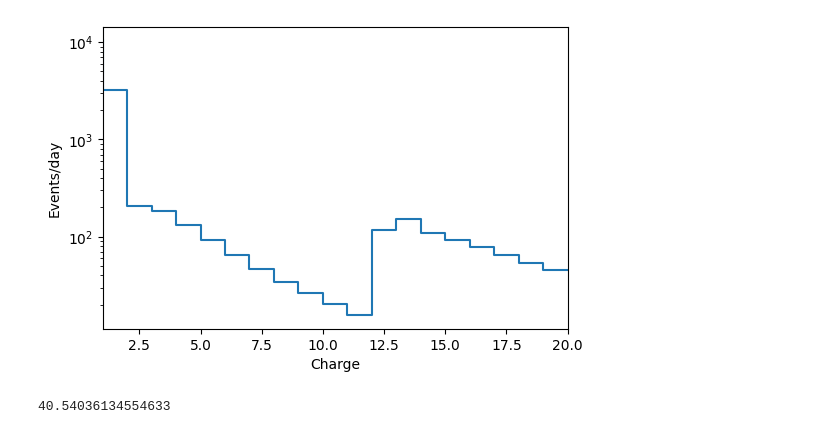
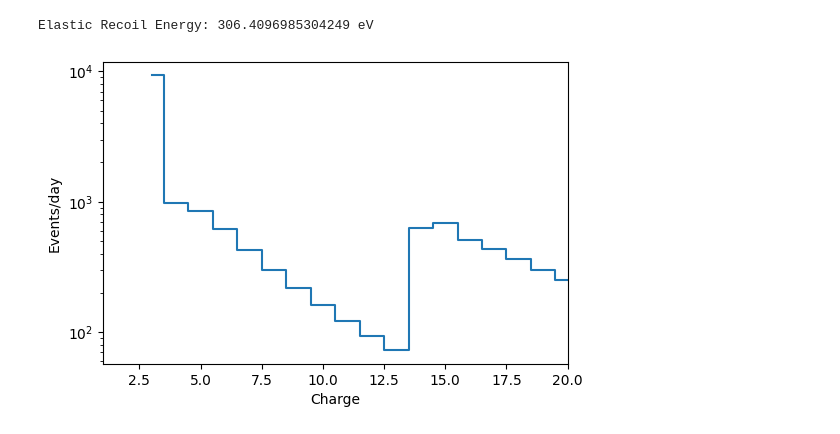
Before and after one commit to Duncan-Adams/MigdalCalc, a Jupyter notebook: Ar_probs.ipynb, the cells around one changed output. Saved outputs shown, nothing was run; the diff lists cells and outputs as text; code cells hidden in the pictures.

```diff
--- a/Ar_probs.ipynb
+++ b/Ar_probs.ipynb
@@ -11,4 +11,8 @@ import matplotlib
 import matplotlib.pyplot as plt
 plt.rcParams['figure.dpi'] = 100
 plt.rcParams['text.usetex'] = False
+# %%
+#Change these Variables here
+En = 180e3 #Incident nuetron energy in eV
+Angle = 15 #Lab Frame Scattering angle in deg
 # %%
@@ -28,24 +34,33 @@ mass = 1000 #grams
 
 rate_prefactor = N_per_g*mass*barns_to_cm2*flux*days_to_seconds
 # %%
-En = 100*1e3
+#Cross Section of Elastic Scattering
 Ar_migdal = migdalcalc.migdalcalc(target="Ar-40")
 
-Ar_elastic_xsec = Ar_migdal.nuc.SIG(En)
-print("Argon Elastic Cross Section (barns): " + str(Ar_elastic_xsec))
+print("Argon Elastic Cross Section (barns): " + str(Ar_migdal.nuc.SIG(En)))
 
-Ar_dSigdOmega = Ar_migdal.nuc.dSig_dOmega(En)
+#Compute the Migdal Cross section
+c_range = np.linspace(-1, 1)
 
-c_range = np.linspace(-1, 1)
-angle_range = np.linspace(0, 180, 180)
+mig_dE_spectrum = Ar_migdal.d2R_dc_dDeltaE(En)
+
+mig_dE_arr = []
+
+for c in c_range:
+    dE_max = kin.DeltaE_Max(A, En, c)
+    mig_dE = integrate.quad(lambda dE: mig_dE_spectrum(dE, c), 0, dE_max, limit=200, epsrel=1e-3)[0]
+
+    mig_dE_arr.append(mig_dE)
 
 
-plt.plot(c_range, Ar_dSigdOmega(c_range))
-plt.show()
+mig_total_xsec = integrate.trapz(mig_dE_arr, c_range)
+mig_rate = np.floor(mig_total_xsec*rate_prefactor)
 
+print("Argon Migdal Cross Section (barns): " + str(mig_total_xsec))
 
-plt.plot(angle_range, (np.pi/180)*np.sin(np.pi*angle_range/180)*Ar_dSigdOmega(np.cos(np.pi*angle_range/180)))
-plt.show()
+print()
 
-print(2*np.pi*integrate.quad(lambda t:(np.pi/180)*np.sin(np.pi*t/180)*Ar_dSigdOmega(np.cos(np.pi*t/180)), 0, 180)[0])
+print("Ratio migdal/elastic: " + str(mig_total_xsec/Ar_migdal.nuc.SIG(En)))
+
+print("Migdal Rate: " + "{r:e} evts/kg/day".format(r=mig_rate))
 # %% [output]
@@ -119,18 +72,23 @@ plt.yscale('log')
 # %%
 Ar_quench = lambda E: 0.25
+
+c = np.cos(np.pi*Angle/180)
+
 migdal_ionization_spectrum = Ar_migdal.dR_dEion(c, En, Ar_quench)
 
 binned_migdal_spectrum = ion.noblegas_electron_spectrum_binned(migdal_ionization_spectrum, Ar_quench, 19.5, 0.05,
                                                               En, c, 40, flux=1, number_of_bins=20, fano=False)
+
+
+print("Elastic Recoil Energy: " + str(kin.E_Recoil(0, c, 40, En)) + " eV")
+# %% [output]
+Elastic Recoil Energy: 306.4096985304249 eV
 # %%
-plt.step(binned_migdal_spectrum[0], np.multiply(rate_prefactor,binned_migdal_spectrum[1]))
+plt.step(binned_migdal_spectrum[0], np.multiply(rate_prefactor,binned_migdal_spectrum[1]),where='mid')
 plt.yscale('log')
 plt.xlim(1, 20)
 plt.xlabel("Charge")
 plt.ylabel('Events/day')
 plt.show()
-
-print(2*(1-c)*kin.E0(40,En)*Ar_quench(0))
 # %% [output]
-[figure, old version]
+[figure, new version]
-40.54036134554633
```
Also changed, not shown: parts of 6 cells of this notebook, 32 other files.
